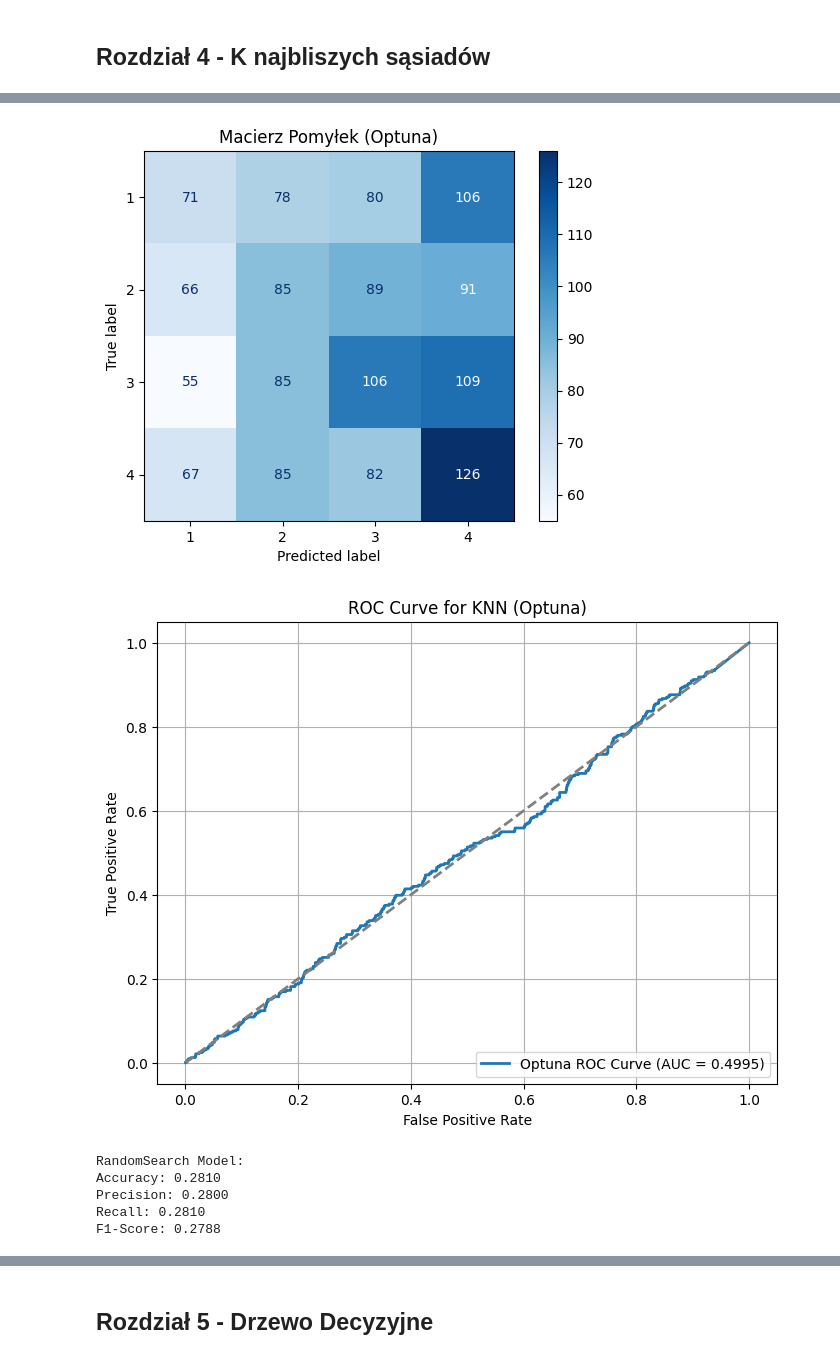
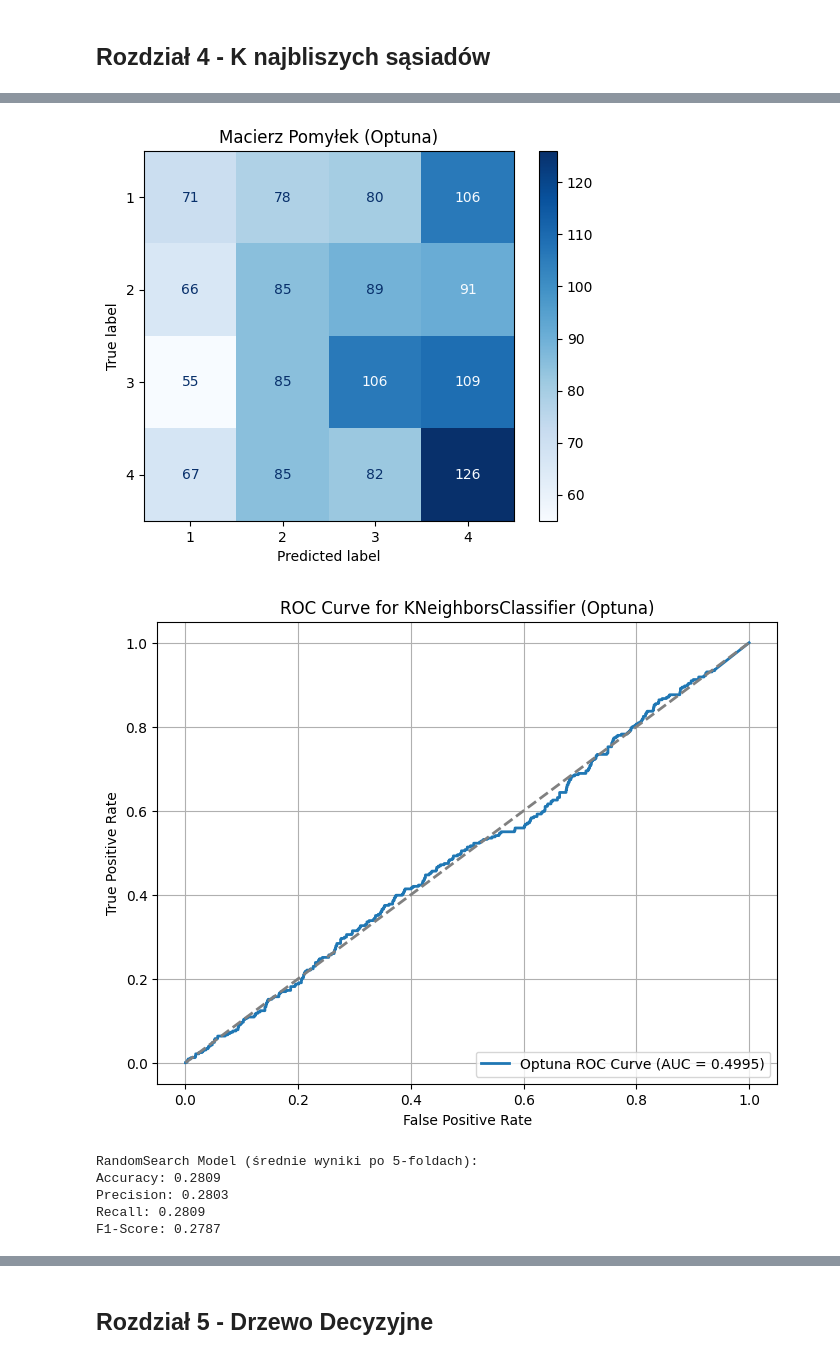
Before and after one commit to Meikelele/thesis, a Jupyter notebook: main.ipynb, the cells around one changed output, grey strips where cells are left out. Cells and saved outputs as stored; diff of their text form; code cells hidden in the pictures.

```diff
--- a/main.ipynb
+++ b/main.ipynb
@@ -876,14 +876,14 @@ y = data['Baselinehistological staging']
 # 5-krotna walidacja krzyżowa
 cv = StratifiedKFold(n_splits=5, shuffle=True, random_state=42)
 # %%
-# Definicja funkcji celu dla Optuny
+# Definicja funkcji celu dla Optuny# Definicja funkcji celu dla Optuny
 def objective(trial):
     n_neighbors = trial.suggest_int('n_neighbors', 3, 15)
     weights = trial.suggest_categorical('weights', ['uniform', 'distance'])
     metric = trial.suggest_categorical('metric', ['euclidean', 'manhattan', 'minkowski'])
     model = KNeighborsClassifier(n_neighbors=n_neighbors, weights=weights, metric=metric)
-    y_pred = cross_val_predict(model, X, y, cv=cv, method='predict')
-    return f1_score(y, y_pred, average='weighted')
+    scores = cross_val_score(model, X, y, cv=cv, scoring='f1_weighted')
+    return np.mean(scores)
 
 # Optymalizacja z użyciem Optuny
 study = optuna.create_study(direction='maximize')
@@ -895,5 +895,4 @@ print(best_params_optuna)
 
 # Trenowanie modelu z Optuną
 model_optuna = KNeighborsClassifier(**best_params_optuna)
-model_optuna.fit(X, y)
 # %% [output]
@@ -920,5 +918,5 @@ KNeighborsClassifier(n_neighbors=10, weights='distance')
 # %%
-# RandomizedSearchCV dla KNN
+# RandomizedSearchCV dla KNeighborsClassifier
 param_dist = {
     'n_neighbors': range(3, 16),
     'weights': ['uniform', 'distance'],
@@ -935,7 +933,6 @@ print(best_params_random)
 
 # Trenowanie modelu z RandomSearch
 model_random = KNeighborsClassifier(**best_params_random)
-model_random.fit(X, y)
 # %% [output]
 Najlepsze parametry RandomSearch:
 {'weights': 'distance', 'n_neighbors': 10, 'metric': 'minkowski'}
@@ -944,21 +940,19 @@ KNeighborsClassifier(n_neighbors=10, weights='distance')
 # Ocena obu modeli
 models = {'Optuna': model_optuna, 'RandomSearch': model_random}
 for name, model in models.items():
-    y_pred = cross_val_predict(model, X, y, cv=cv, method='predict')
-    y_proba = cross_val_predict(model, X, y, cv=cv, method='predict_proba')[:, 1]
+    accuracy = cross_val_score(model, X, y, cv=cv, scoring='accuracy').mean()
+    precision = cross_val_score(model, X, y, cv=cv, scoring='precision_weighted').mean()
+    recall = cross_val_score(model, X, y, cv=cv, scoring='recall_weighted').mean()
+    f1 = cross_val_score(model, X, y, cv=cv, scoring='f1_weighted').mean()
 
-    accuracy = accuracy_score(y, y_pred)
-    precision = precision_score(y, y_pred, average='weighted')
-    recall = recall_score(y, y_pred, average='weighted')
-    f1 = f1_score(y, y_pred, average='weighted')
-
-    print(f"\n{name} Model:")
+    print(f"\n{name} Model (średnie wyniki po 5-foldach):")
     print(f"Accuracy: {accuracy:.4f}")
     print(f"Precision: {precision:.4f}")
     print(f"Recall: {recall:.4f}")
     print(f"F1-Score: {f1:.4f}")
 
     # Macierz pomyłek - wykres
+    y_pred = cross_val_predict(model, X, y, cv=cv)
     cm = confusion_matrix(y, y_pred)
     disp = ConfusionMatrixDisplay(confusion_matrix=cm, display_labels=np.unique(y))
     disp.plot(cmap='Blues', values_format='d')
@@ -966,6 +960,7 @@ for name, model in models.items():
     plt.show()
 
     # Wykres krzywej ROC
+    y_proba = cross_val_predict(model, X, y, cv=cv, method='predict_proba')[:, 1]
     fpr, tpr, _ = roc_curve(y, y_proba, pos_label=np.unique(y)[1])
     roc_auc = auc(fpr, tpr)
 
@@ -974,7 +969,7 @@ for name, model in models.items():
     plt.plot([0, 1], [0, 1], color='gray', linestyle='--', lw=2)
     plt.xlabel('False Positive Rate')
     plt.ylabel('True Positive Rate')
-    plt.title(f'ROC Curve for KNN ({name})')
+    plt.title(f'ROC Curve for KNeighborsClassifier ({name})')
     plt.legend(loc='lower right')
     plt.grid()
     plt.show()
@@ -987,8 +982,8 @@ F1-Score: 0.2788
 [figure]
-[figure, old version]
+[figure, new version]
-RandomSearch Model:
-Accuracy: 0.2810
-Precision: 0.2800
-Recall: 0.2810
-F1-Score: 0.2788
+RandomSearch Model (średnie wyniki po 5-foldach):
+Accuracy: 0.2809
+Precision: 0.2803
+Recall: 0.2809
+F1-Score: 0.2787
 [figure]
```
Also changed, not shown: parts of 4 cells of this notebook, 4 other files.
